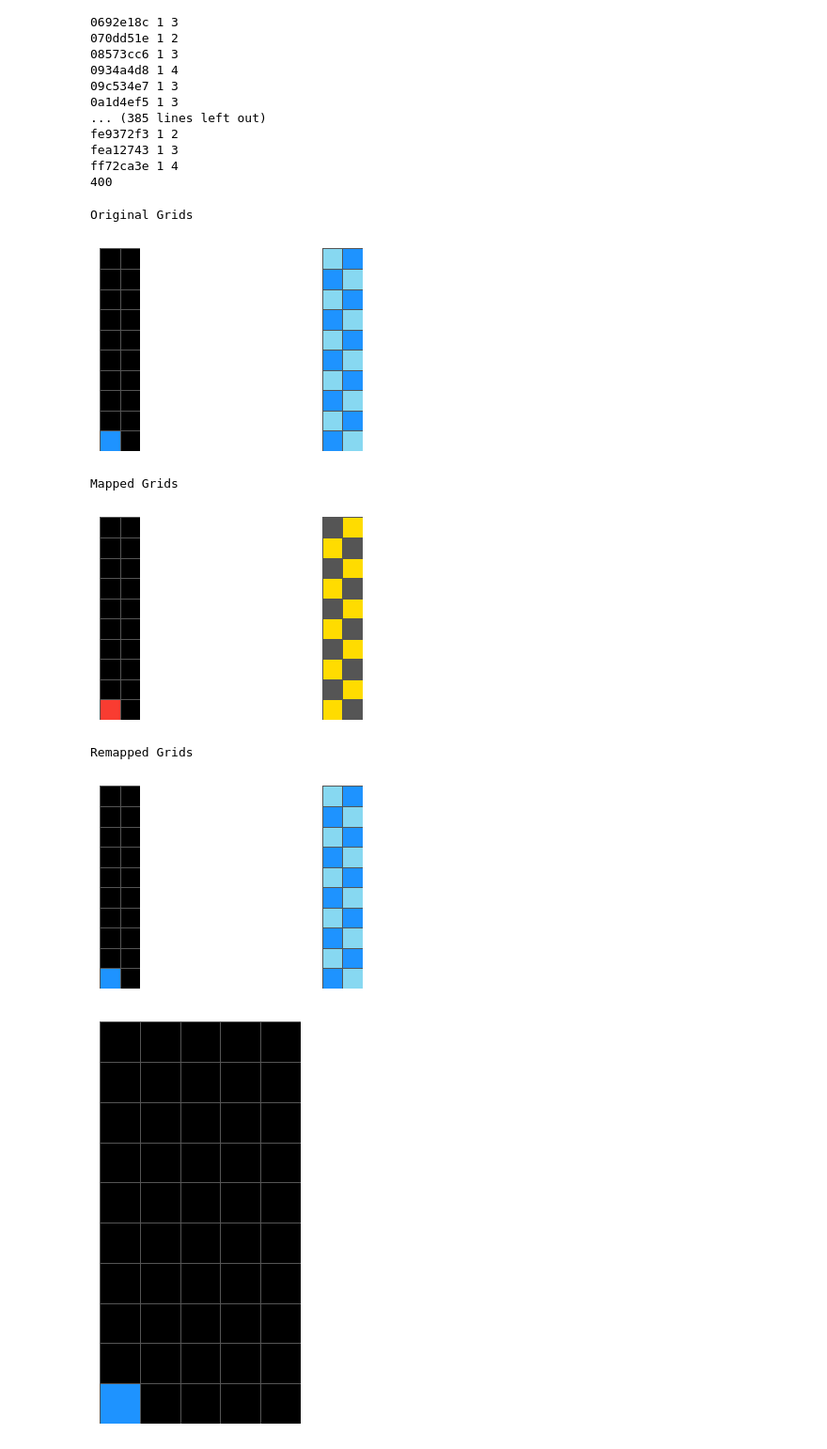
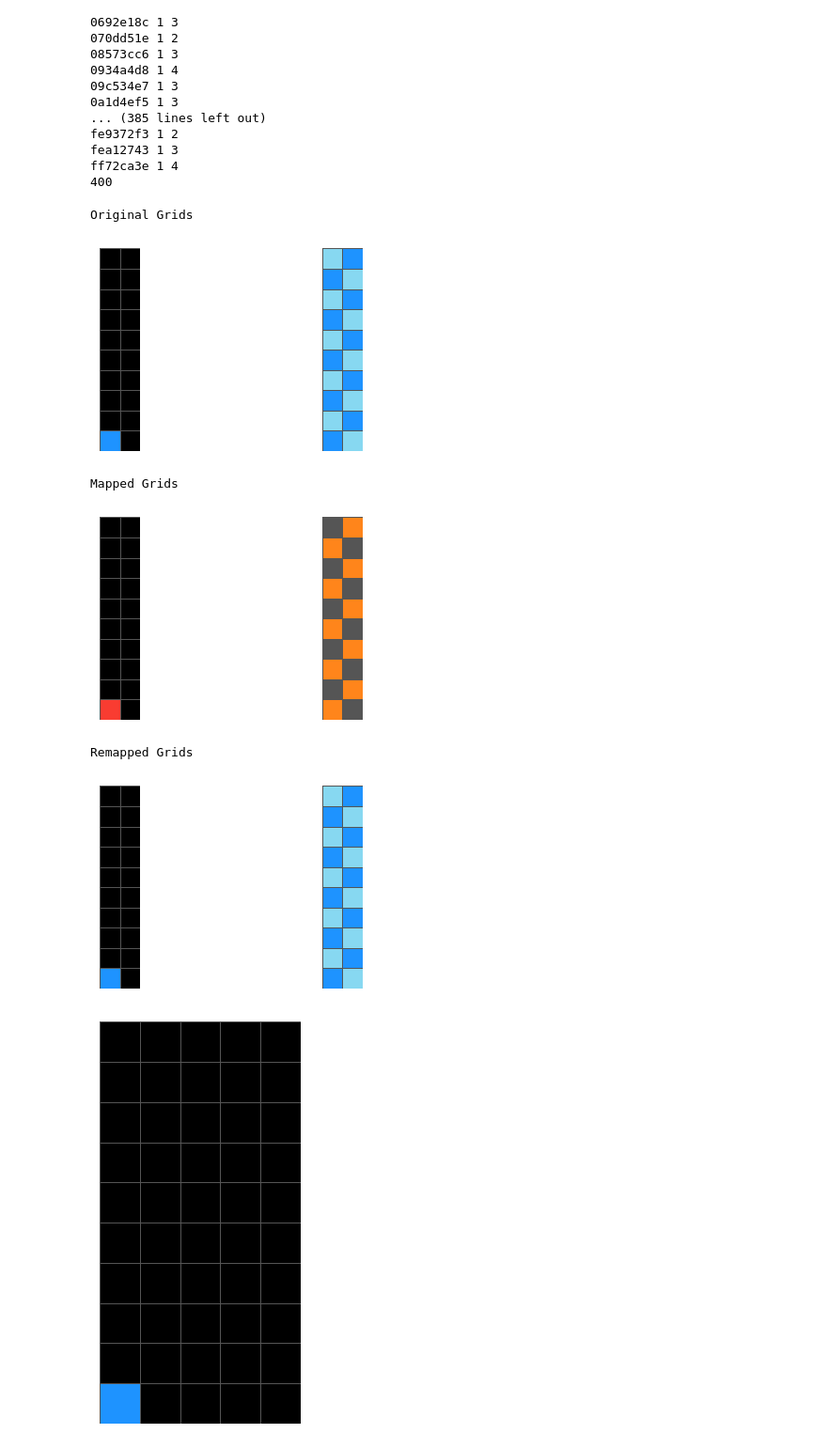
Before and after one commit to wooseungw/ARC, a Jupyter notebook: Visualize copy 2.ipynb, the cells around one changed output. Shown at 94% size. Drawn from its saved outputs; the diff is of its cells as text; code cells hidden in the pictures.

```diff
--- a/Visualize copy 2.ipynb
+++ b/Visualize copy 2.ipynb
@@ -69,7 +69,30 @@ for i, example in enumerate(training_challenges[example_id]['test']):
     toy_valid_y.append(training_solutions[example_id][i])
 # %%
 import torch
+import numpy as np
 import random
+
+def set_seed(seed):
+    # Python의 랜덤 시드 설정
+    random.seed(seed)
+
+    # Numpy의 랜덤 시드 설정
+    np.random.seed(seed)
+
+    # PyTorch의 랜덤 시드 설정
+    torch.manual_seed(seed)
+
+    # GPU 사용 시 CUDA 시드 고정
+    if torch.cuda.is_available():
+        torch.cuda.manual_seed(seed)
+        torch.cuda.manual_seed_all(seed)  # 다중 GPU 사용 시 모든 GPU에 대해 시드 설정
+
+    # cudnn 관련 옵션 설정
+    torch.backends.cudnn.deterministic = True
+    torch.backends.cudnn.benchmark = False
+
+# 시드를 고정하려면 다음과 같이 호출합니다.
+set_seed(42)
 
 
 def show_grid_side_by_side(*grids):
@@ -124,43 +147,58 @@ def mapping_input(tensor):
         9: random.randint(81, 90),
         10: random.randint(91, 100)
     }
     temp_tensor = tensor.clone()
     for k in mapping:
         temp_tensor[temp_tensor == k] = -k  # 임시로 기존 값에 음수를 취해 중복을 피함
 
     # 최종 매핑 적용
     for k, v in mapping.items():
         temp_tensor[temp_tensor == -k] = v
     return temp_tensor, mapping
 
 # 매핑 후 시각화
 mapped_x, mapping_x = mapping_input(toy_train_x[0])
 mapped_y, mapping_y = mapping_input(toy_train_y[0])
 print("Mapped Grids")
 show_grid_side_by_side(mapped_x, mapped_y)
 
 # 리매핑 함수 적용
-def remapping_input(tensor, mapping):
-    remapping = {v: k for k, v in mapping.items()}
+def remapping_input(tensor):
+    # 범위별 매핑 딕셔너리
+    remapping = {
+        (1, 10): 1,
+        (11, 20): 2,
+        (21, 30): 3,
+        (31, 40): 4,
+        (41, 50): 5,
+        (51, 60): 6,
+        (61, 70): 7,
+        (71, 80): 8,
+        (81, 90): 9,
+        (91, 100): 10
+    }
+
     temp_tensor = tensor.clone()
-    for v in remapping:
-        temp_tensor[temp_tensor == v] = -v  # 임시로 기존 값에 음수를 취해 중복을 피함
 
-    # 최종 매핑 적용
-    for v, k in remapping.items():
-        temp_tensor[temp_tensor == -v] = k
+    # 각 범위에 대해 매핑 수행
+    for value_range, new_value in remapping.items():
+        mask = (temp_tensor >= value_range[0]) & (temp_tensor <= value_range[1])
+        temp_tensor[mask] = new_value
+
     return temp_tensor
 
 # 리매핑 후 시각화
-remapped_x = remapping_input(mapped_x, mapping_x)
-remapped_y = remapping_input(mapped_y, mapping_y)
+# remapped_x = remapping_input(mapped_x, mapping_x)
+# remapped_y = remapping_input(mapped_y, mapping_y)
+remapped_x = remapping_input(mapped_x)
+remapped_y = remapping_input(mapped_y)
 print("Remapped Grids")
 show_grid_side_by_side(remapped_x, remapped_y)
 # %% [output]
 Original Grids
 [figure]
 Mapped Grids
-[figure, old version]
+[figure, new version]
 Remapped Grids
 [figure]
 # %%
```
Also changed, not shown: 1 other file.
